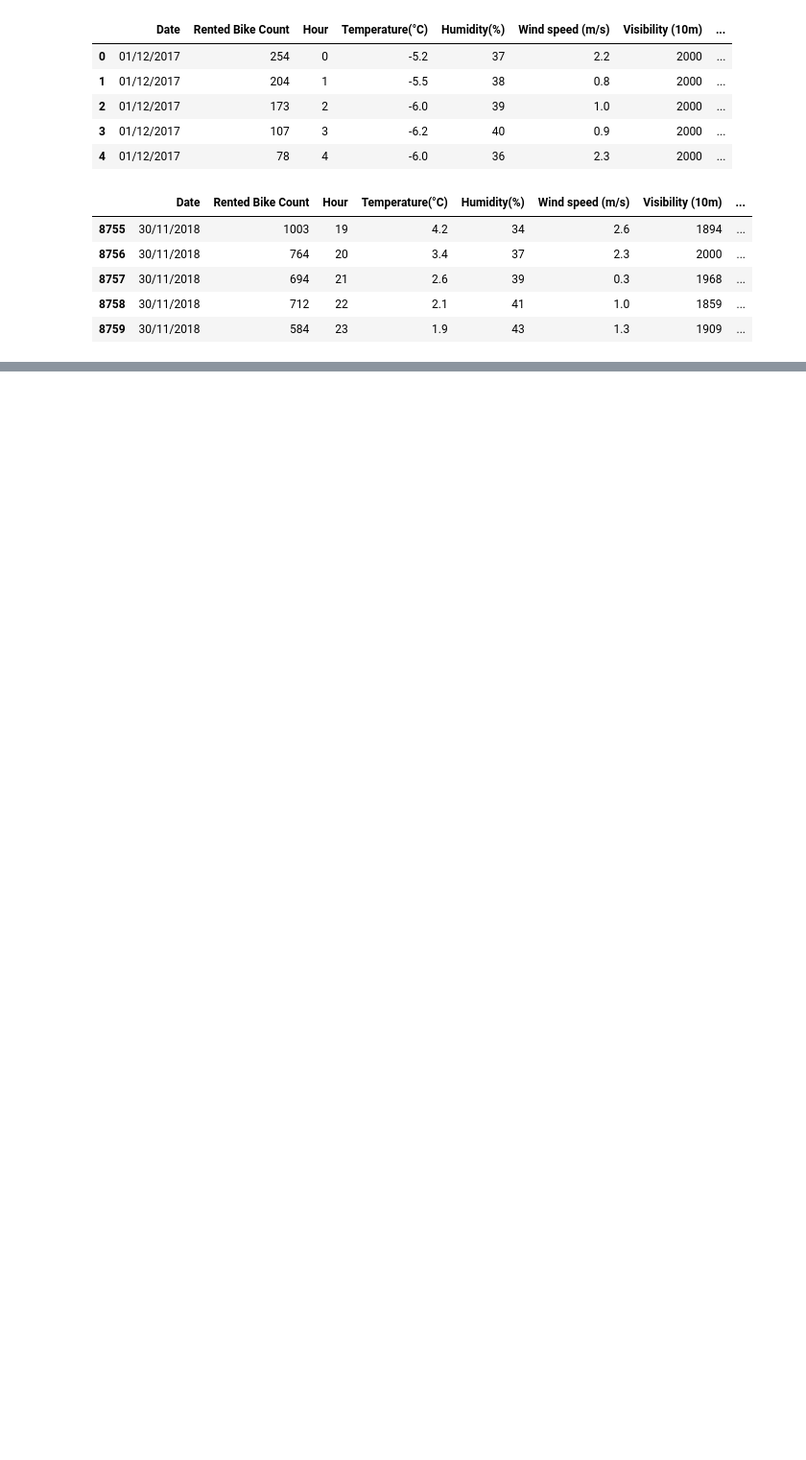
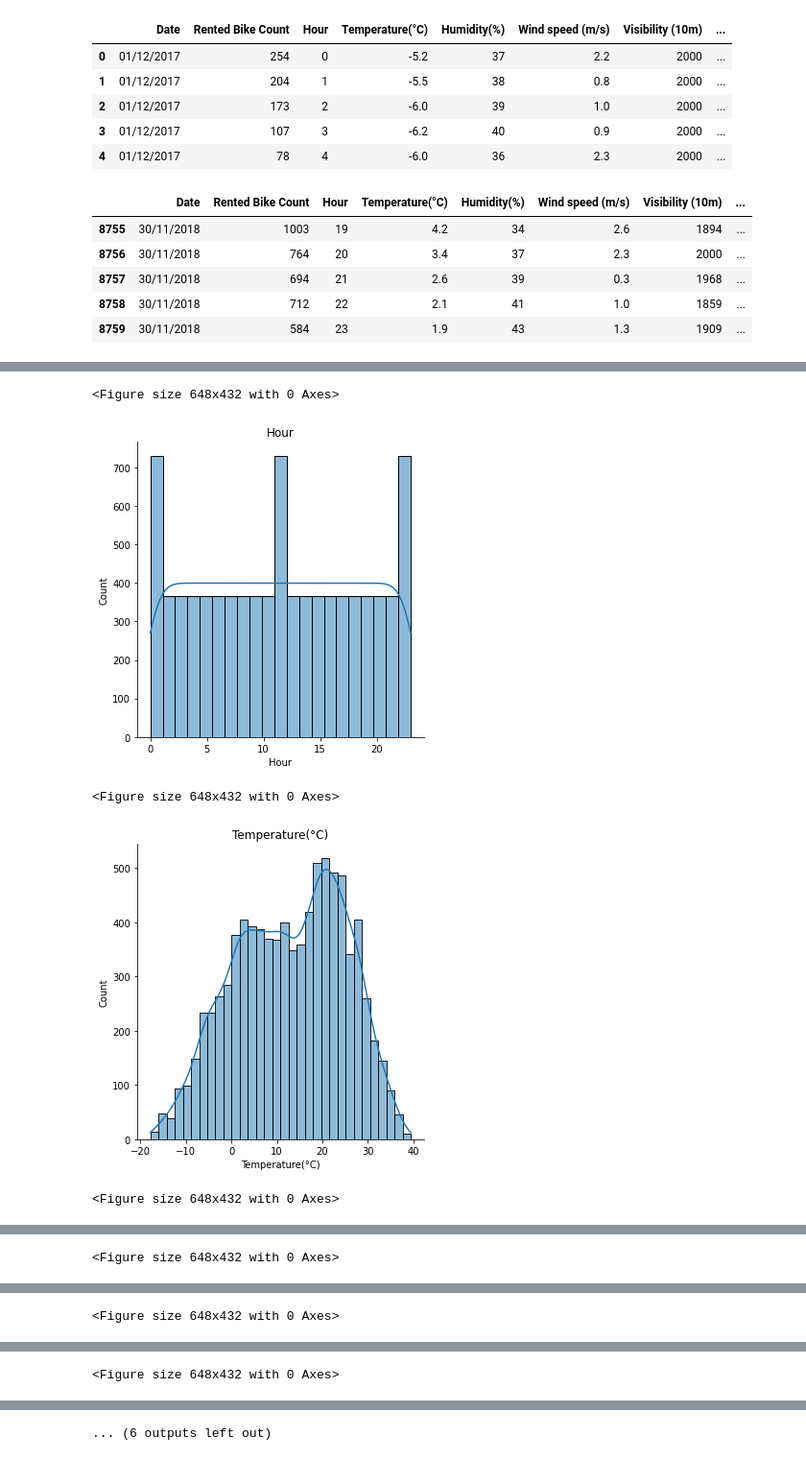
Before and after one commit to KK-Niraj/Seoul-Bike-Sharing-Demand-Prediction, a Jupyter notebook: Bike_Sharing_Demand_Prediction_Capstone_Project.ipynb, the cells around one changed output, grey strips where cells are left out. Shown at 96% size. Saved outputs shown, nothing was run; the diff lists cells and outputs as text; code cells hidden in the pictures; blank space fills up the shorter version.

```diff
--- a/Bike_Sharing_Demand_Prediction_Capstone_Project.ipynb
+++ b/Bike_Sharing_Demand_Prediction_Capstone_Project.ipynb
@@ -74,0 +151,16 @@ dataset.tail()
+# %%
+for col in numeric_features[1:]:
+    fig = plt.figure(figsize=(9, 6))
+    # ax = fig.gca()
+    feature = dataset[col]
+    sns.displot(feature, kde=True)
+    # ax.axvline(feature.mean(), color='magenta', linestyle='dashed', linewidth=2)
+    # ax.axvline(feature.median(), color='cyan', linestyle='dashed', linewidth=2)
+    plt.title(col)
+plt.show()
+# %% [output]
+<Figure size 648x432 with 0 Axes>
+[figure, added]
+<Figure size 648x432 with 0 Axes>
+[figure, added]
+<Figure size 648x432 with 0 Axes>
@@ -74,0 +168 @@ dataset.tail()
+<Figure size 648x432 with 0 Axes>
@@ -74,0 +170 @@ dataset.tail()
+<Figure size 648x432 with 0 Axes>
@@ -74,0 +172 @@ dataset.tail()
+<Figure size 648x432 with 0 Axes>
@@ -74,0 +174 @@ dataset.tail()
+... (6 outputs left out)
```
Also changed, not shown: parts of 12 cells of this notebook.
